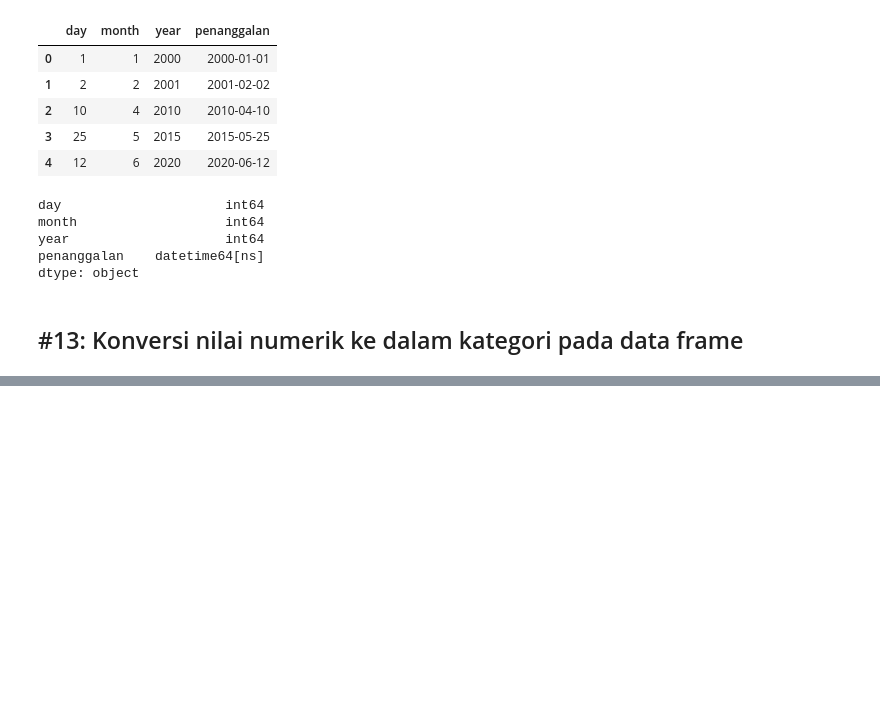
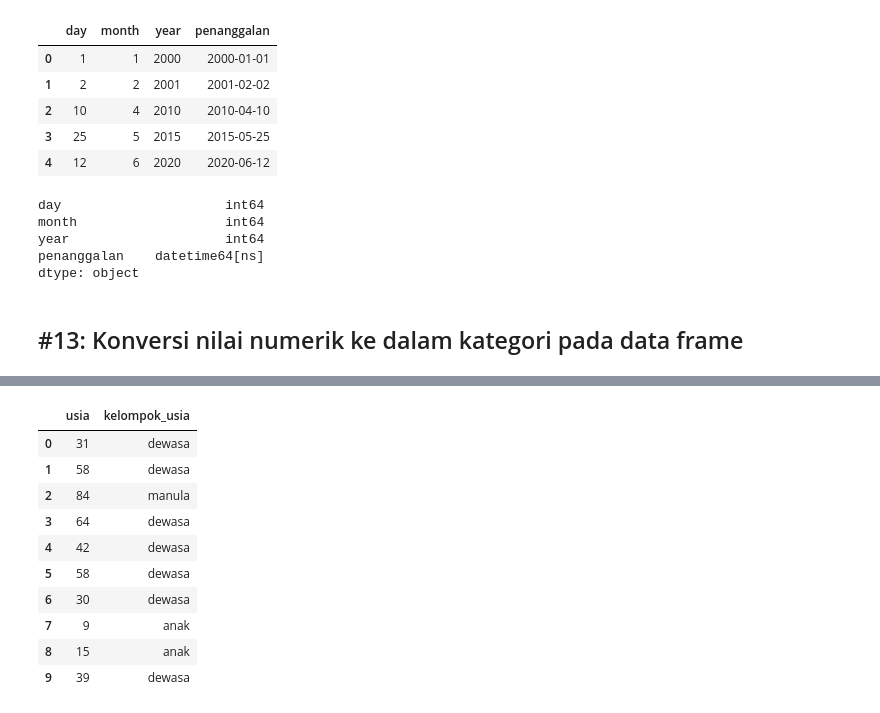
Before and after one commit to yap23/belajar_python, a Jupyter notebook: Belajar Pandas.ipynb, the cells around one changed output, grey strips where cells are left out. Drawn from its saved outputs; the diff is of its cells as text; code cells hidden in the pictures; blank space fills up the shorter version.

```diff
--- a/Belajar Pandas.ipynb
+++ b/Belajar Pandas.ipynb
@@ -637,3 +637,11 @@ penanggalan    datetime64[ns]
 dtype: object
 # %% [markdown]
 ## #13: Konversi nilai numerik ke dalam kategori pada data frame
+# %%
+# Persiapan data frame
+n_rows = 10
+n_cols = 1
+cols = ('usia',)
+
+df = pd.DataFrame(np.random.randint(1,99, size=(n_rows,n_cols)),columns=cols)
+df
@@ -639,0 +660,16 @@ dtype: object
+# %%
+# Pengelompokan nilai numerik ke dalam beberapa kategori menggunakan cut()
+df['kelompok_usia'] = pd.cut(df['usia'], bins=[0,18,65,99], labels=['anak','dewasa','manula'])
+df
+# %% [output]
+|  | usia | kelompok_usia |
+| 0 | 31 | dewasa |
+| 1 | 58 | dewasa |
+| 2 | 84 | manula |
+| 3 | 64 | dewasa |
+| 4 | 42 | dewasa |
+| 5 | 58 | dewasa |
+| 6 | 30 | dewasa |
+| 7 | 9 | anak |
+| 8 | 15 | anak |
+| 9 | 39 | dewasa |
```
Also changed, not shown: parts of 5 cells of this notebook.
